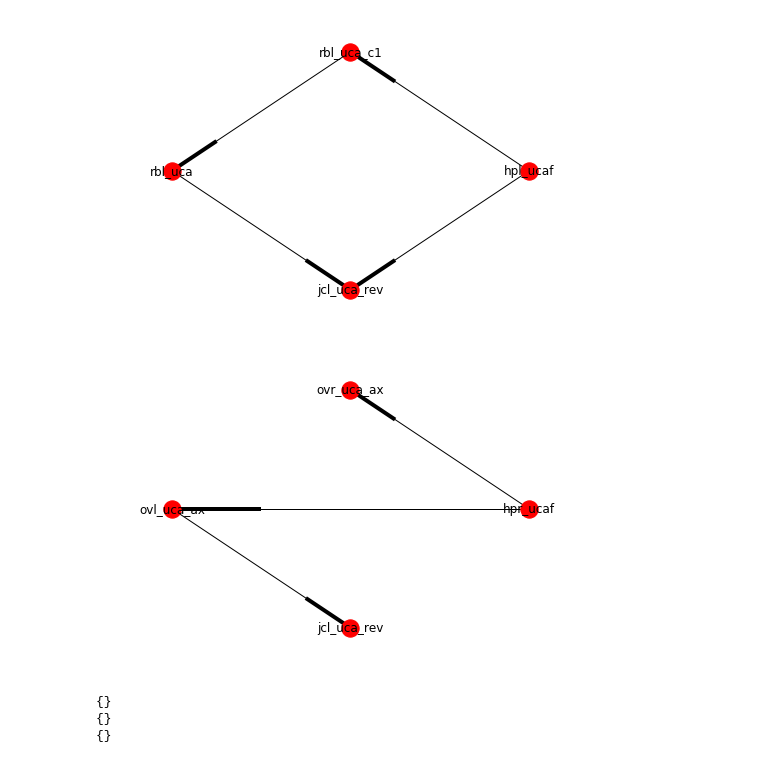
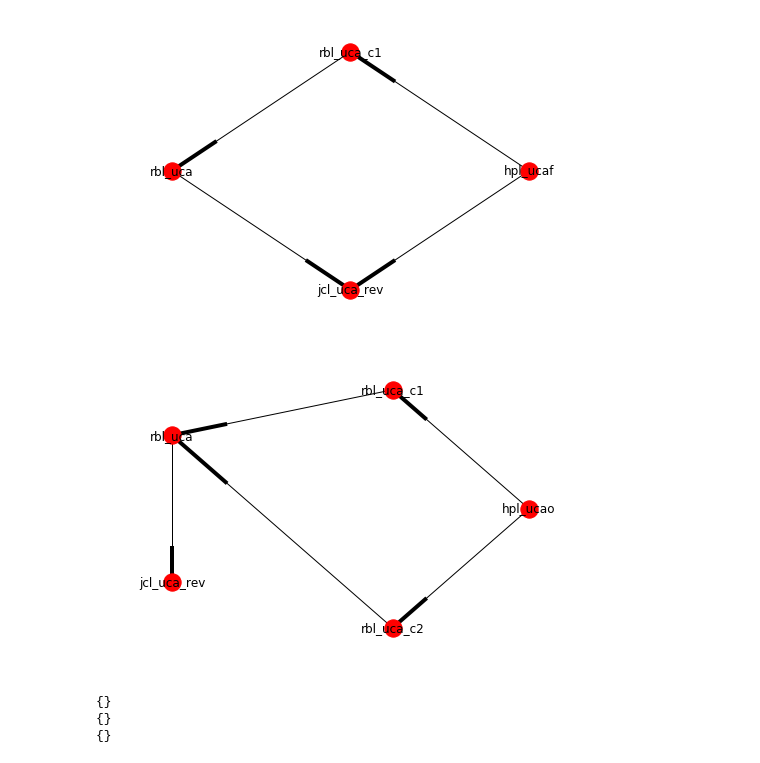
Before and after one commit to khaledghobashy/asurt_cdt, a Jupyter notebook: model_builder.ipynb, the cells around one changed output. Saved outputs shown, nothing was run; the diff lists cells and outputs as text; code cells hidden in the pictures.

```diff
--- a/model_builder.ipynb
+++ b/model_builder.ipynb
@@ -40,10 +46,10 @@ plt.show()
 # %% [output]
 [figure]
 # %%
-nx.draw_circular(nx.DiGraph(nx.edge_dfs(m.data_flow,'hpr_ucaf')),with_labels=True)
+nx.draw_circular(nx.DiGraph(nx.edge_dfs(m.data_flow,'hpl_ucao')),with_labels=True)
 plt.show()
 # %% [output]
-[figure, old version]
+[figure, new version]
 # %%
 for e in nx.edge_dfs(m.data_flow,'hpr_ucaf'):
     print(m.data_flow.edges[e])
```
Also changed, not shown: parts of 1 cell of this notebook, 5 other files.
